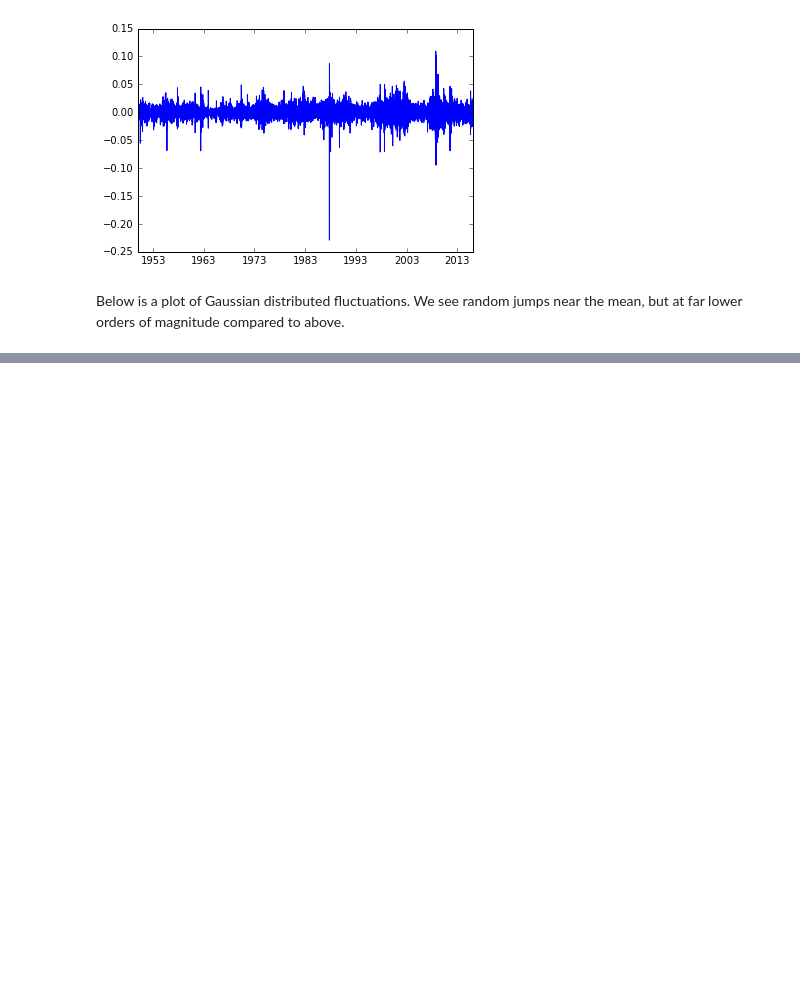
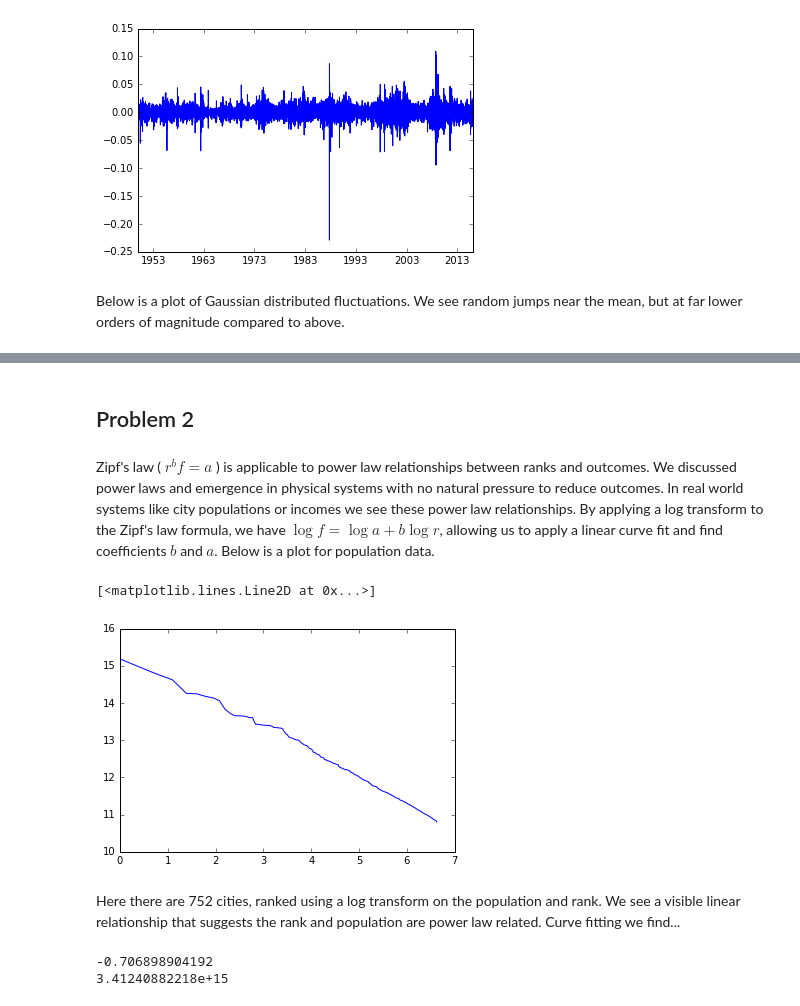
Before and after one commit to jfarid27/econ-phys, a Jupyter notebook: HW1.ipynb, the cells around one changed output, grey strips where cells are left out. Cells and saved outputs as stored; diff of their text form; code cells hidden in the pictures; blank space fills up the shorter version.

Commit message:
Finishing up problem 2

```diff
--- a/HW1.ipynb
+++ b/HW1.ipynb
@@ -7,6 +5,7 @@
 
 import pandas as pd
 import numpy as np
+from scipy import stats
 import matplotlib
 import matplotlib.pyplot as plt
 import matplotlib.dates as mdates
@@ -26,6 +25,7 @@ class Analysis():
 
 analysis = Analysis()
 
+#Problem 1 Stuff
 GSPCdata = pd.read_csv('./data/GSPC_historical_prices.csv')
 GSPCvalues = GSPCdata['Adj Close']
 
@@ -36,6 +36,13 @@ times = pd.to_datetime(GSPCdata['Date'])
 timesOffByOne = times[1:]
 
 logRets = analysis.computeLogReturns(GSPCvalues[:-1], GSPCvalues[1:])
+
+#Problem 2 stuff
+popData = pd.read_csv('./data/PEP_2014_PEPANNRSIP.US12A_with_ann.csv')
+citiesAndPopulation = popData[['GC_RANK.display-label.1', 'respop72014']]
+population = popData['respop72014']
+logXs = pd.Series(xrange(1, len(population))).map(log)
+logPops = population[1:len(population)].map(log)
 # %% [markdown]
 ## Problem 1
 # %% [markdown]
@@ -66,0 +71,19 @@ citiesAndPopulation = popData[['GC_RANK.display-label.1', 'respop72014']]
+# %% [markdown]
+## Problem 2
+# %% [markdown]
+Zipf's law ( $ r^{b} f = a $ ) is applicable to power law relationships between ranks and outcomes. We discussed power laws and emergence in physical systems with no natural pressure to reduce outcomes. In real world systems like city populations or incomes we see these power law relationships. By applying a log transform to the Zipf's law formula, we have $ \log f = \log a + b \log r $, allowing us to apply a linear curve fit and find coefficients $ b $ and $ a $. Below is a plot for population data.
+# %%
+
+plt.plot(logXs, logPops)
+# %% [output]
+[<matplotlib.lines.Line2D at 0x...>]
+[figure, added]
+# %% [markdown]
+Here there are 752 cities, ranked using a log transform on the population and rank. We see a visible linear relationship that suggests the rank and population are power law related. Curve fitting we find...
+# %%
+slope, intercept, r_value, p_value, std_err = stats.linregress(logXs, logPops)
+print slope
+print pow(10,intercept)
+# %% [output]
+-0.706898904192
+3.41240882218e+15
```
Also changed, not shown: parts of 3 cells of this notebook, 2 other files.
